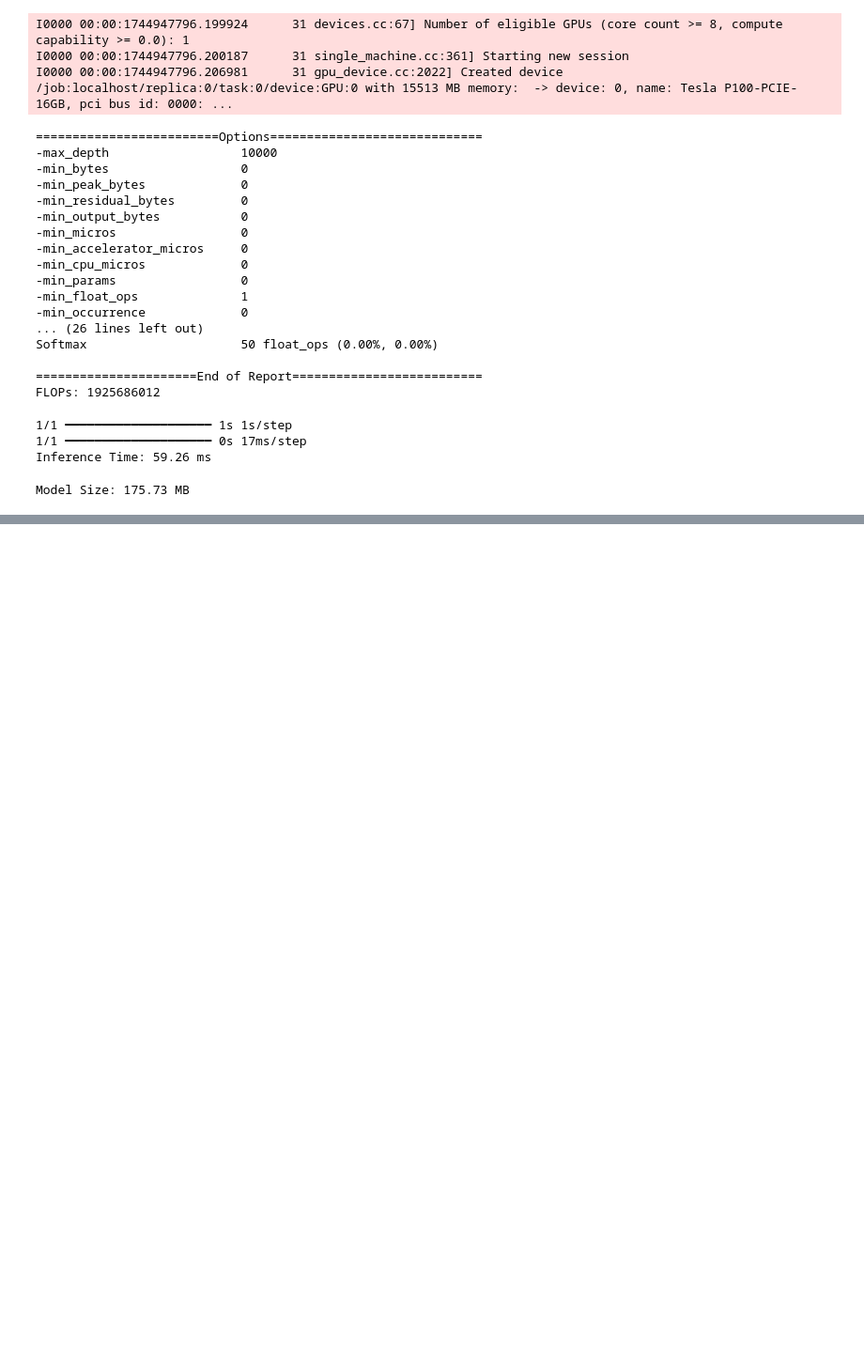
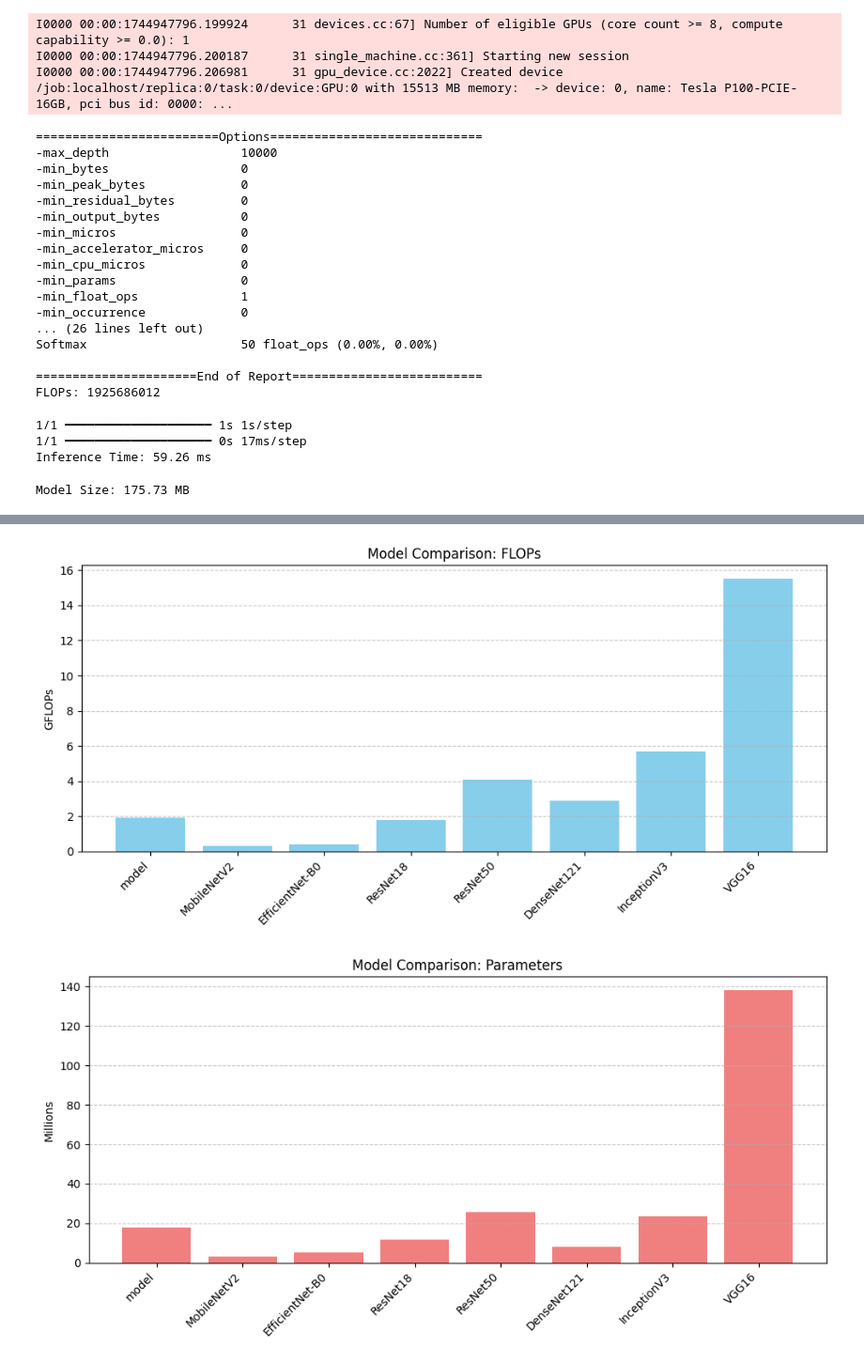
Before and after one commit to SarvagyaSaxena101/Deep-Learning-Models, a Jupyter notebook: Satellite_Imagery_Detection_with_comparision_metrics.ipynb, the cells around one changed output, grey strips where cells are left out. Shown at 94% size. Drawn from its saved outputs; the diff is of its cells as text; code cells hidden in the pictures; blank space fills up the shorter version.

Commit message:
Kaggle Notebook | Satellite imagery Detection | Version 2

```diff
--- a/Satellite_Imagery_Detection_with_comparision_metrics.ipynb
+++ b/Satellite_Imagery_Detection_with_comparision_metrics.ipynb
@@ -322,0 +278,49 @@ plt.show()
+# %%
+dummy_input = np.random.rand(1, 250, 250, 3).astype(np.float32)
+
+# Function to measure inference time (average over multiple runs)
+def measure_inference_time(model, input_tensor, runs=30):
+    timings = []
+    for _ in range(runs):
+        start = time.time()
+        model.predict(input_tensor, verbose=0)
+        end = time.time()
+        timings.append(end - start)
+    return np.mean(timings) * 1000  # in milliseconds
+
+# Inference time of your model
+model.compile()  # ensure model is built
+your_model_time = measure_inference_time(model, dummy_input)
+
+# Dummy inference times (ms) for pre-trained models on similar-sized inputs
+inference_times = [59.26, 5.5, 6.2, 12.0, 24.0, 15.0, 30.0, 55.0]  # in milliseconds
+
+# Model comparison data
+models_list = ['model', 'MobileNetV2', 'EfficientNet-B0', 'ResNet18',
+               'ResNet50', 'DenseNet121', 'InceptionV3', 'VGG16']
+flops = [1.93, 0.3, 0.39, 1.8, 4.1, 2.9, 5.7, 15.5]  # GFLOPs
+params = [18, 3.4, 5.3, 11.7, 25.6, 8.0, 23.8, 138]  # Millions
+
+# Plotting setup
+def plot_bar_chart(values, title, ylabel, color):
+    x = np.arange(len(models_list))
+    plt.figure(figsize=(10, 5))
+    plt.bar(x, values, color=color)
+    plt.xticks(x, models_list, rotation=45, ha='right')
+    plt.title(title)
+    plt.ylabel(ylabel)
+    plt.grid(axis='y', linestyle='--', alpha=0.7)
+    plt.tight_layout()
+    plt.show()
+
+# Plot FLOPs
+plot_bar_chart(flops, 'Model Comparison: FLOPs', 'GFLOPs', 'skyblue')
+
+# Plot Parameters
+plot_bar_chart(params, 'Model Comparison: Parameters', 'Millions', 'lightcoral')
+
+# Plot Inference Time
+plot_bar_chart(inference_times, 'Model Comparison: Inference Time', 'Milliseconds', 'mediumseagreen')
+# %% [output]
+[figure, added]
+[figure, added]
```
Also changed, not shown: parts of 2 cells of this notebook.
